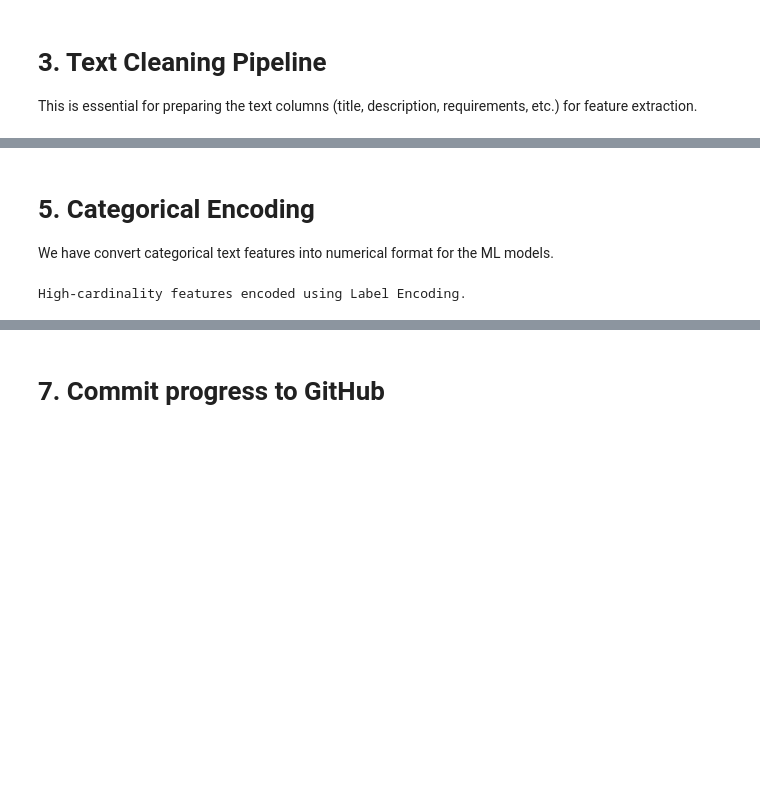
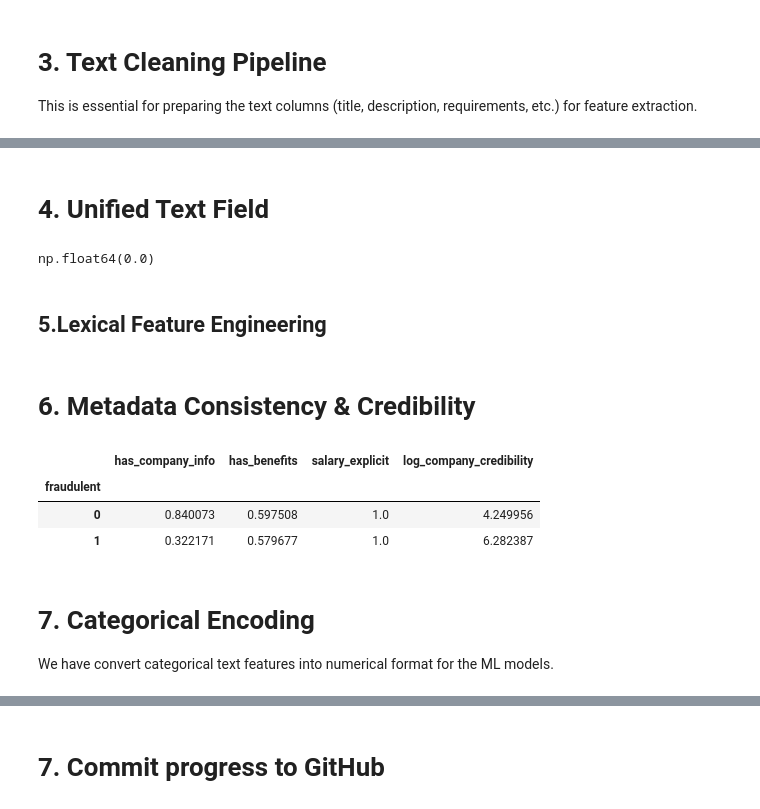
Before and after one commit to mriaz72/Fake_Job_Posting_Detection, a Jupyter notebook: notebooks/02_preprocessing.ipynb, the cells around one changed output, grey strips where cells are left out. Saved outputs shown, nothing was run; the diff lists cells and outputs as text; code cells hidden in the pictures; blank space fills up the shorter version.

Commit message:
Modify preprocessing and feature engineering.

```diff
--- a/notebooks/02_preprocessing.ipynb
+++ b/notebooks/02_preprocessing.ipynb
@@ -207,21 +202,58 @@ Metadata consistency flags and log-transformed employer credibility score engine
+# %% [markdown]
+# 4. Unified Text Field
+# %%
+df['full_text'] = (
+    df['title_clean'] + " " +
+    df['description_clean'] + " " +
+    df['requirements_clean']
+).str.strip()
+# %%
+(df['full_text'].str.strip() == '').mean()
+# %% [output]
+np.float64(0.0)
+# %% [markdown]
+## 5.Lexical Feature Engineering
+# %%
+
+def extract_lexical_features(clean_text, raw_text):
+    if not clean_text.strip():
+        return 0, 0, 0.0, 0.0
+
+    word_count = len(clean_text.split())
+    unique_words = len(set(clean_text.split()))
+
+    flesch = textstat.flesch_reading_ease(raw_text)
+    dale = textstat.dale_chall_readability_score(raw_text)
+
+    return word_count, unique_words, flesch, dale
+# %%
+df[['word_count', 'unique_word_count', 'flesch_score', 'dale_chall_score']] = df.apply(
+    lambda r: pd.Series(
+        extract_lexical_features(r['full_text'], r['description'])
+    ),
+    axis=1
+)
+
+df['lexical_diversity'] = df['unique_word_count'] / df['word_count'].replace(0, 1)
+# %% [markdown]
+# 6. Metadata Consistency & Credibility
+# %%
+df['has_company_info'] = (df['company_profile'] != 'MISSING').astype(int)
+df['has_benefits'] = (df['benefits'] != 'MISSING').astype(int)
+df['salary_explicit'] = df['salary_range'].notnull().astype(int)
+
+company_freq = df['company_profile'].value_counts()
+df['log_company_credibility'] = df['company_profile'].map(company_freq).fillna(1)
+df['log_company_credibility'] = np.log1p(df['log_company_credibility'])
+# %%
+df.groupby('fraudulent')[
+    ['has_company_info', 'has_benefits', 'salary_explicit', 'log_company_credibility']
+].mean()
+# %% [output]
+|  | has_company_info | has_benefits | salary_explicit | log_company_credibility |
+| fraudulent |  |  |  |  |
+| 0 | 0.840073 | 0.597508 | 1.0 | 4.249956 |
+| 1 | 0.322171 | 0.579677 | 1.0 | 6.282387 |
 # %% [markdown]
-# 5. Categorical Encoding
+# 7. Categorical Encoding
 We have convert categorical text features into numerical format for the ML models.
-# %%
-#  Categorical Encoding (Label Encoding for High Cardinality)
-
-# Identify high-cardinality nominal columns where Label Encoding is preferred over One-Hot
-# due to the sheer number of unique values, which could explode the feature space.
-high_cardinality_cols = ['location', 'required_experience_cleaned', 'employment_type_cleaned',
-                         'industry_cleaned', 'function_cleaned']
-
-for col in high_cardinality_cols:
-    le = LabelEncoder()
-    # Fit and transform. Missing values are already imputed as 'MISSING' category.
-    df[col + '_encoded'] = le.fit_transform(df[col])
-
-print("High-cardinality features encoded using Label Encoding.")
-
-# Other categorical columns (e.g., flags like has_company_logo) are already numerical (0/1).
-# %% [output]
-High-cardinality features encoded using Label Encoding.
```
Also changed, not shown: parts of 33 cells of this notebook.
